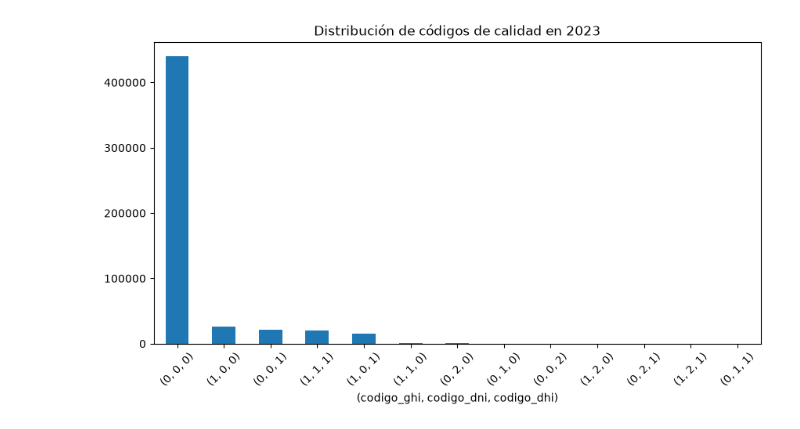
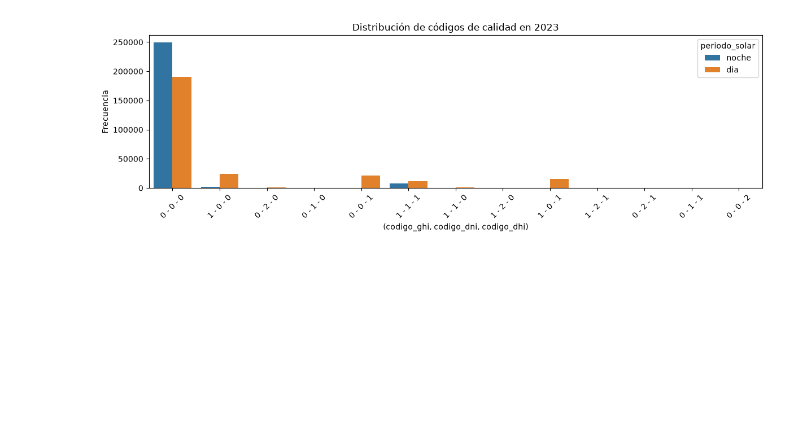
Before and after one commit to zacariasct4/TFM_IEBS, a Jupyter notebook: notebooks/03_initial_eda.ipynb, the cells around one changed output. Saved outputs shown, nothing was run; the diff lists cells and outputs as text; code cells hidden in the pictures; blank space fills up the shorter version.

```diff
--- a/notebooks/03_initial_eda.ipynb
+++ b/notebooks/03_initial_eda.ipynb
@@ -50,0 +99,8 @@ df[numeric_columns].describe().T
+# %%
+import numpy as np
+
+df['periodo_solar'] = np.where(
+    df['elevacion_solar'] > 0,
+    'dia',
+    'noche'
+)
@@ -94,8 +220,18 @@ targets = ['codigo_ghi', 'codigo_dni', 'codigo_dhi']
 # %%
-df_2023[targets].value_counts().plot(kind='bar', figsize=(10, 5), title='Distribución de códigos de calidad en 2023')
+plt.figure(figsize=(12, 4))
+
+sns.countplot(
+    data=df_2023,
+    x=df_2023[targets].astype(str).agg(' - '.join, axis=1),
+    hue='periodo_solar'
+)
+
+plt.title('Distribución de códigos de calidad en 2023')
 plt.xlabel('(codigo_ghi, codigo_dni, codigo_dhi)')
+plt.ylabel('Frecuencia')
 plt.xticks(rotation=45)
+plt.tight_layout()
 plt.show()
 # %% [output]
-[figure, old version]
+[figure, new version]
 # %%
```
Also changed, not shown: parts of 84 cells of this notebook, 1 other file.
